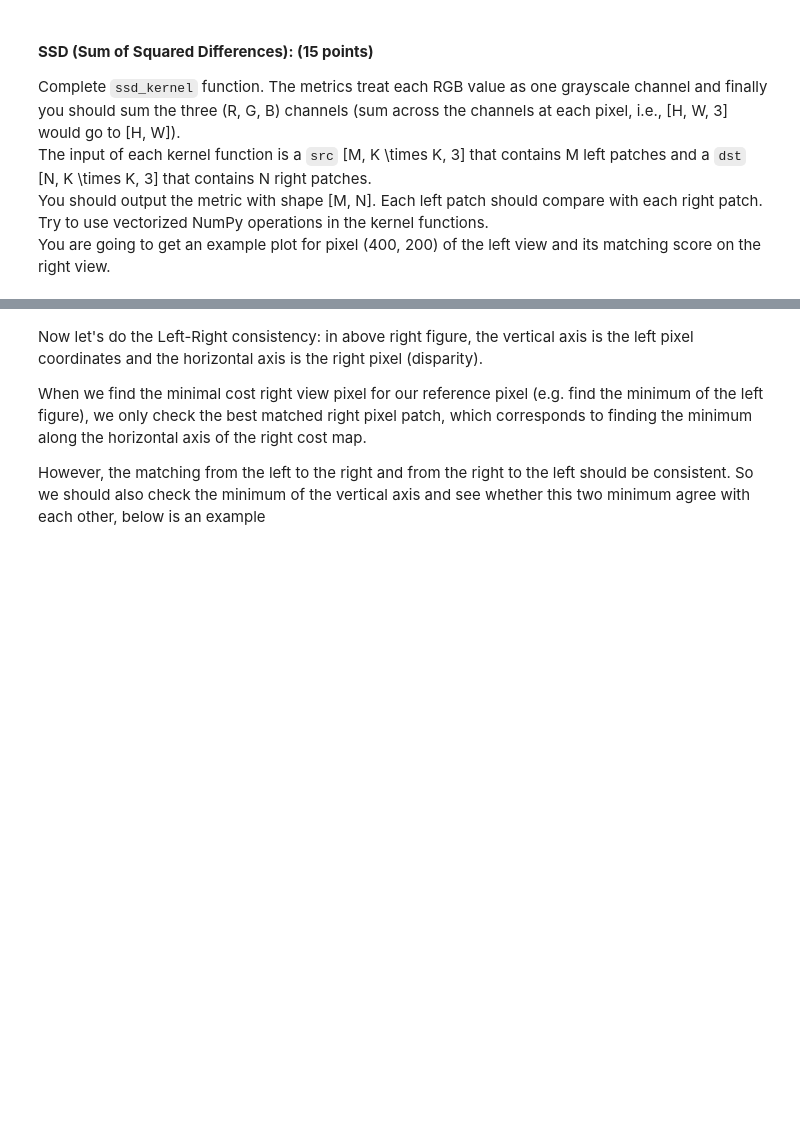
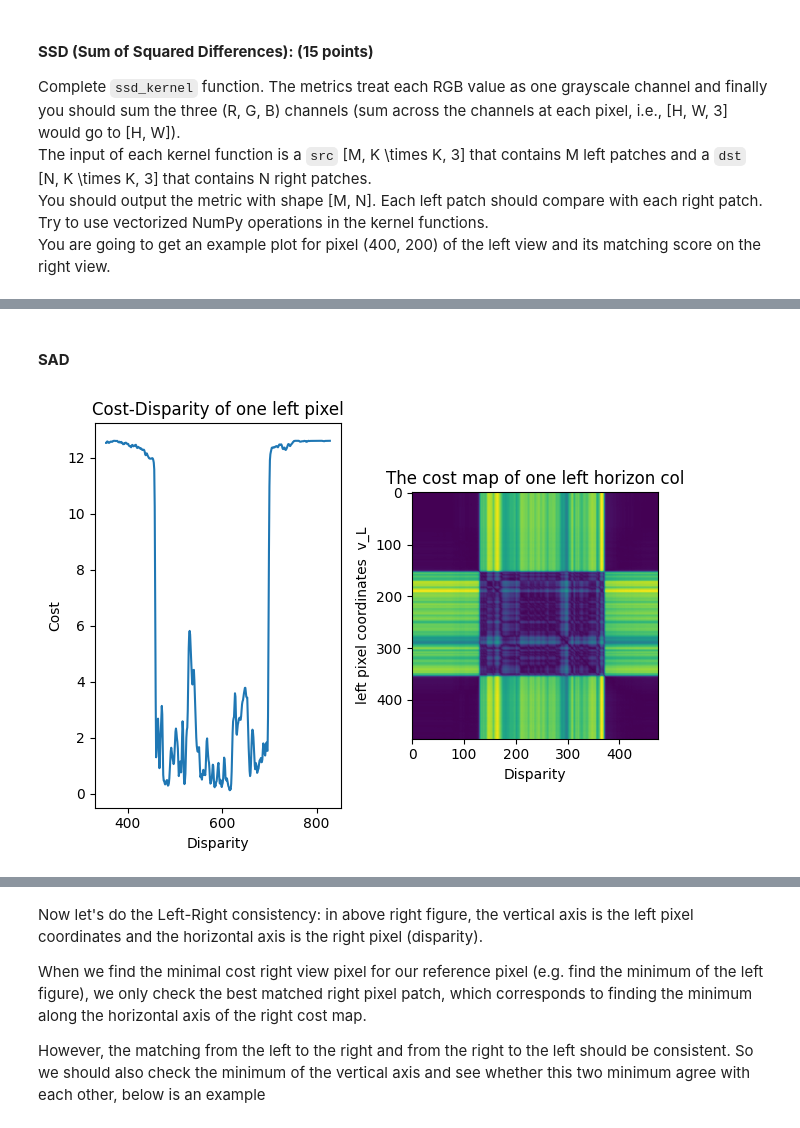
Before and after one commit to Loldude0/depth-estimation, a Jupyter notebook: CMSC426_Project4.ipynb, the cells around one changed output, grey strips where cells are left out. Saved outputs shown, nothing was run; the diff lists cells and outputs as text; code cells hidden in the pictures; blank space fills up the shorter version.

Commit message:
more kernels

```diff
--- a/CMSC426_Project4.ipynb
+++ b/CMSC426_Project4.ipynb
@@ -293,0 +320,26 @@ plt.show()
+# %% [markdown]
+#### **SAD**
+# %%
+vi_idx, vj_idx = np.arange(h), np.arange(h)
+disp_candidates = vi_idx[:, None] - vj_idx[None, :] + d0
+valid_disp_mask = disp_candidates > 0.0
+u = 400
+buf_i, buf_j = patches_i[:, u], patches_j[:, u]
+value = sad_kernel(buf_i, buf_j)
+_upper = value.max() + 1.0
+value[~valid_disp_mask] = _upper
+plt.subplot(1,2,1)
+v = 200
+plt.title("Cost-Disparity of one left pixel")
+plt.xlabel("Disparity")
+plt.ylabel("Cost")
+plt.plot(disp_candidates[v], value[v])
+plt.subplot(1,2,2)
+plt.title("The cost map of one left horizon col")
+plt.xlabel("Disparity")
+plt.ylabel("left pixel coordinates  v_L")
+plt.imshow(value)
+plt.tight_layout()
+plt.show()
+# %% [output]
+[figure, added]
```
Also changed, not shown: parts of 9 cells of this notebook, 1 other file.
